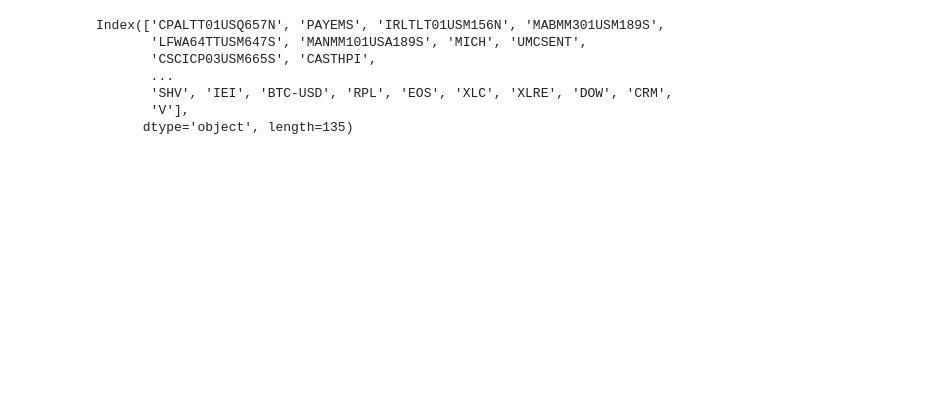
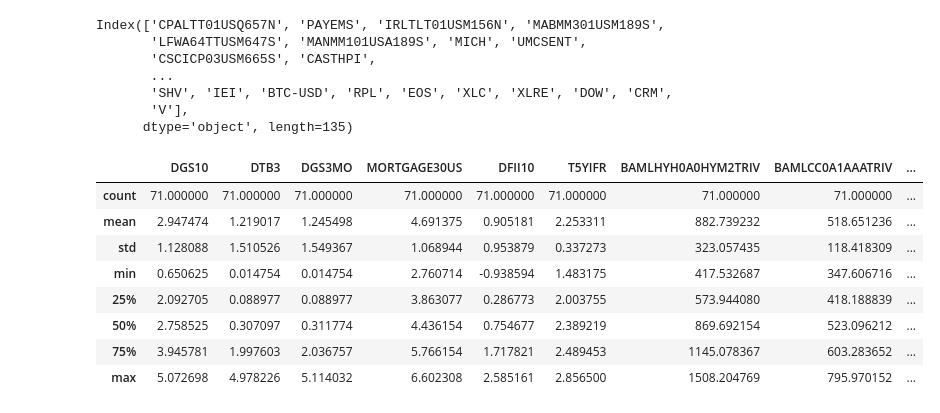
Before and after one commit to webclinic017/Python-Stock-1, a Jupyter notebook: FredData.ipynb, the cells around one changed output. Cells and saved outputs as stored; diff of their text form; code cells hidden in the pictures; blank space fills up the shorter version.

```diff
--- a/FredData.ipynb
+++ b/FredData.ipynb
@@ -210,21 +183,37 @@ combined_set = pd.concat([FRED_pvt.set_index(FRED_pvt.index),commodities_pvt],ax
 # %%
 
 drops = combined_set.describe().loc['count'].index[combined_set.describe().loc['count']<len(combined_set)]
 print(drops)
 filtered = combined_set.columns.tolist()
 
 for d in drops:
     #print(d)
     filtered.remove(d)
 #filtered.remove(drops.tolist())
 #combined_set[filtered].to_csv("/mnt/distvol/combined_set.csv")
-combined_set[filtered].to_csv("/mnt/distvol/combined_set.csv")
+
+#drop first/last row
+all_data = combined_set[filtered]
+all_data = all_data.iloc[:-1,:]
+all_data = all_data.iloc[1:,:]
+
+all_data.to_csv("/mnt/distvol/combined_set.csv")
 #filtered
+all_data.describe()
 # %% [output]
 Index(['CPALTT01USQ657N', 'PAYEMS', 'IRLTLT01USM156N', 'MABMM301USM189S',
        'LFWA64TTUSM647S', 'MANMM101USA189S', 'MICH', 'UMCSENT',
        'CSCICP03USM665S', 'CASTHPI',
        ...
        'SHV', 'IEI', 'BTC-USD', 'RPL', 'EOS', 'XLC', 'XLRE', 'DOW', 'CRM',
        'V'],
       dtype='object', length=135)
+|  | DGS10 | DTB3 | DGS3MO | MORTGAGE30US | DFII10 | T5YIFR | BAMLHYH0A0HYM2TRIV | BAMLCC0A1AAATRIV | ... |
+| count | 71.000000 | 71.000000 | 71.000000 | 71.000000 | 71.000000 | 71.000000 | 71.000000 | 71.000000 | ... |
+| mean | 2.947474 | 1.219017 | 1.245498 | 4.691375 | 0.905181 | 2.253311 | 882.739232 | 518.651236 | ... |
+| std | 1.128088 | 1.510526 | 1.549367 | 1.068944 | 0.953879 | 0.337273 | 323.057435 | 118.418309 | ... |
+| min | 0.650625 | 0.014754 | 0.014754 | 2.760714 | -0.938594 | 1.483175 | 417.532687 | 347.606716 | ... |
+| 25% | 2.092705 | 0.088977 | 0.088977 | 3.863077 | 0.286773 | 2.003755 | 573.944080 | 418.188839 | ... |
+| 50% | 2.758525 | 0.307097 | 0.311774 | 4.436154 | 0.754677 | 2.389219 | 869.692154 | 523.096212 | ... |
+| 75% | 3.945781 | 1.997603 | 2.036757 | 5.766154 | 1.717821 | 2.489453 | 1145.078367 | 603.283652 | ... |
+| max | 5.072698 | 4.978226 | 5.114032 | 6.602308 | 2.585161 | 2.856500 | 1508.204769 | 795.970152 | ... |
```
Also changed, not shown: parts of 5 cells of this notebook, 4 other files.
